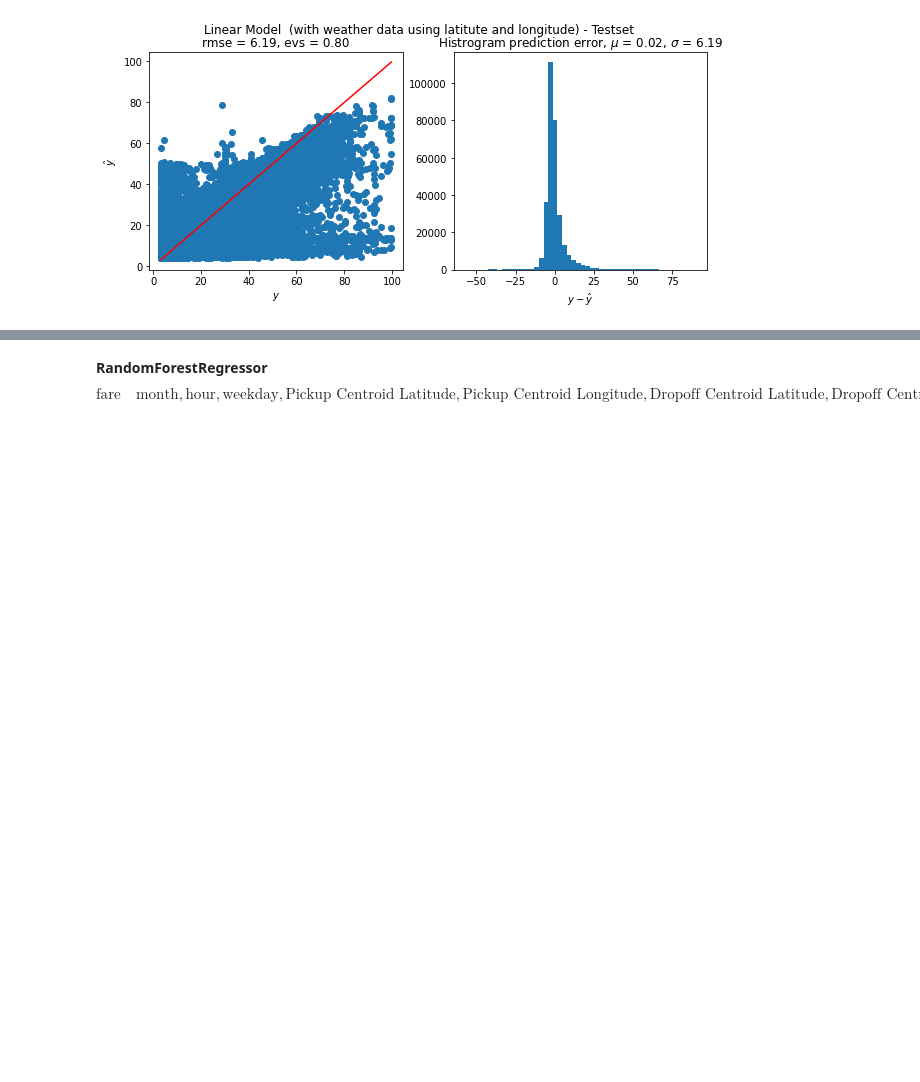
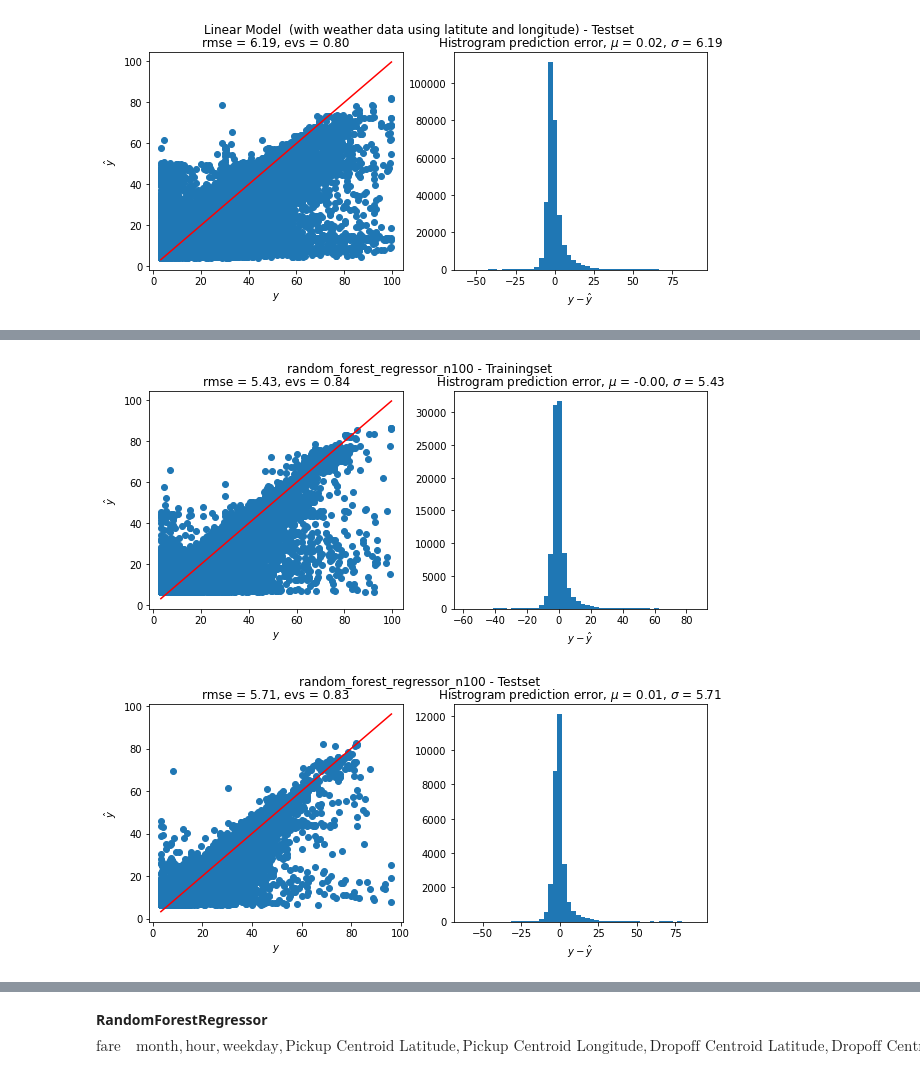
Before and after one commit to MZhangNan/grab_hw_chicago_taxi, a Jupyter notebook: Taxi_analysis.ipynb, the cells around one changed output, grey strips where cells are left out. Drawn from its saved outputs; the diff is of its cells as text; code cells hidden in the pictures; blank space fills up the shorter version.

Commit message:
update taxi_analysis

```diff
--- a/Taxi_analysis.ipynb
+++ b/Taxi_analysis.ipynb
@@ -787,0 +803,16 @@ plot_prediction_analysis(y_test, y_test_pred, title='Linear Model  (with weather
+# %%
+df_raw_weather_small = df_raw_weather.sample(frac=0.1, random_state=1)
+features = ['Distance', 'direction', 'month', 'hour', 'weekday','Pickup Centroid Latitude','Pickup Centroid Longitude',
+            'Dropoff Centroid Latitude','Dropoff Centroid Longitude','tmpf',  'dwpf', 'relh', 'sknt']
+
+X = df_raw_weather_small[features].values
+y = df_raw_weather_small['Fare'].values
+
+X_train, X_test, y_train, y_test = train_test_split(X, y, test_size=0.25, random_state=42)
+# %%
+from sklearn.metrics import mean_squared_error, explained_variance_score
+from sklearn.model_selection import KFold, StratifiedKFold, cross_val_score, train_test_split
+
+def calculate_kfold_rmse(model, X, y, nfolds):
+    kf = KFold(n_splits=nfolds, shuffle=False, random_state=None)
+    return np.sqrt(-cross_val_score(model, X, y, cv=kf, scoring="neg_mean_squared_error")).mean()
@@ -787,0 +867,15 @@ plot_prediction_analysis(y_test, y_test_pred, title='Linear Model  (with weather
+# %%
+nfolds = 10
+scores = []
+print("Starting evaluating all models: datapoints = {}, nfolds = {}".format(X.shape[0], nfolds))
+for name, model in models.items():
+    print('\n... calculating {} ...'.format(name))
+    %time score = calculate_kfold_rmse(model, X, y, nfolds)
+    scores.append((name, score))
+
+print("\n")
+sorted_scores = sorted(scores, key=lambda x: x[1], reverse=False)
+print("rmsr - model (nfolds={})".format(nfolds))
+print("============================================")
+for r in sorted_scores:
+    print("{:0.4f} - {}".format(r[1], r[0]))
@@ -787,0 +900,13 @@ plot_prediction_analysis(y_test, y_test_pred, title='Linear Model  (with weather
+# %%
+name_best_model, best_model = sorted_scores[0][0], models[sorted_scores[0][0]]
+
+best_model.fit(X_train, y_train)
+
+y_train_pred = best_model.predict(X_train)
+plot_prediction_analysis(y_train, y_train_pred, title='{} - Trainingset'.format(name_best_model))
+
+y_test_pred = best_model.predict(X_test)
+plot_prediction_analysis(y_test, y_test_pred, title='{} - Testset'.format(name_best_model))
+# %% [output]
+[figure, added]
+[figure, added]
```
Also changed, not shown: parts of 23 cells of this notebook.
